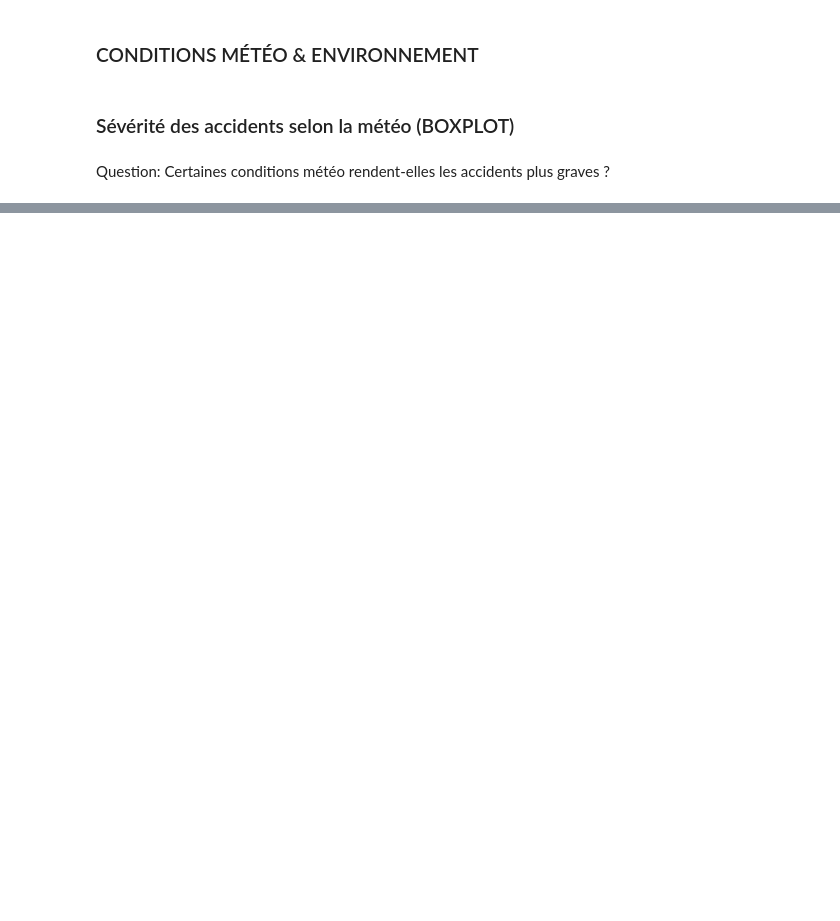
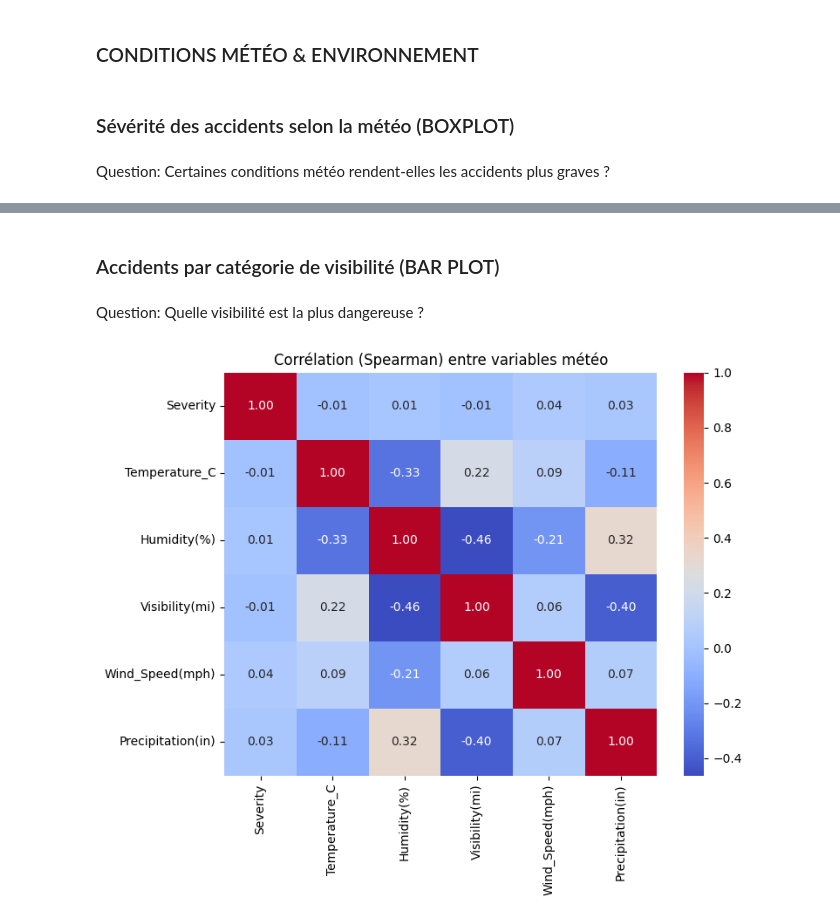
Before and after one commit to zinebettahery/US-Accidents, a Jupyter notebook: notebooks/Insights.ipynb, the cells around one changed output, grey strips where cells are left out. Saved outputs shown, nothing was run; the diff lists cells and outputs as text; code cells hidden in the pictures; blank space fills up the shorter version.

```diff
--- a/notebooks/Insights.ipynb
+++ b/notebooks/Insights.ipynb
@@ -41,0 +64,27 @@ plt.show()
+# %% [markdown]
+### Accidents par catégorie de visibilité (BAR PLOT)
+# %% [markdown]
+Question: Quelle visibilité est la plus dangereuse ?
+# %%
+meteo_cols = [
+    'Severity',
+    'Temperature_C',
+    'Humidity(%)',
+    'Visibility(mi)',
+    'Wind_Speed(mph)',
+    'Precipitation(in)'
+]
+df_meteo = df[meteo_cols].dropna()
+corr = df_meteo.corr(method='spearman')
+
+plt.figure(figsize=(8,6))
+sns.heatmap(
+    corr,
+    annot=True,
+    cmap='coolwarm',
+    fmt=".2f"
+)
+plt.title("Corrélation (Spearman) entre variables météo")
+plt.show()
+# %% [output]
+[figure, added]
```
Also changed, not shown: parts of 6 cells of this notebook, 1 other file.
